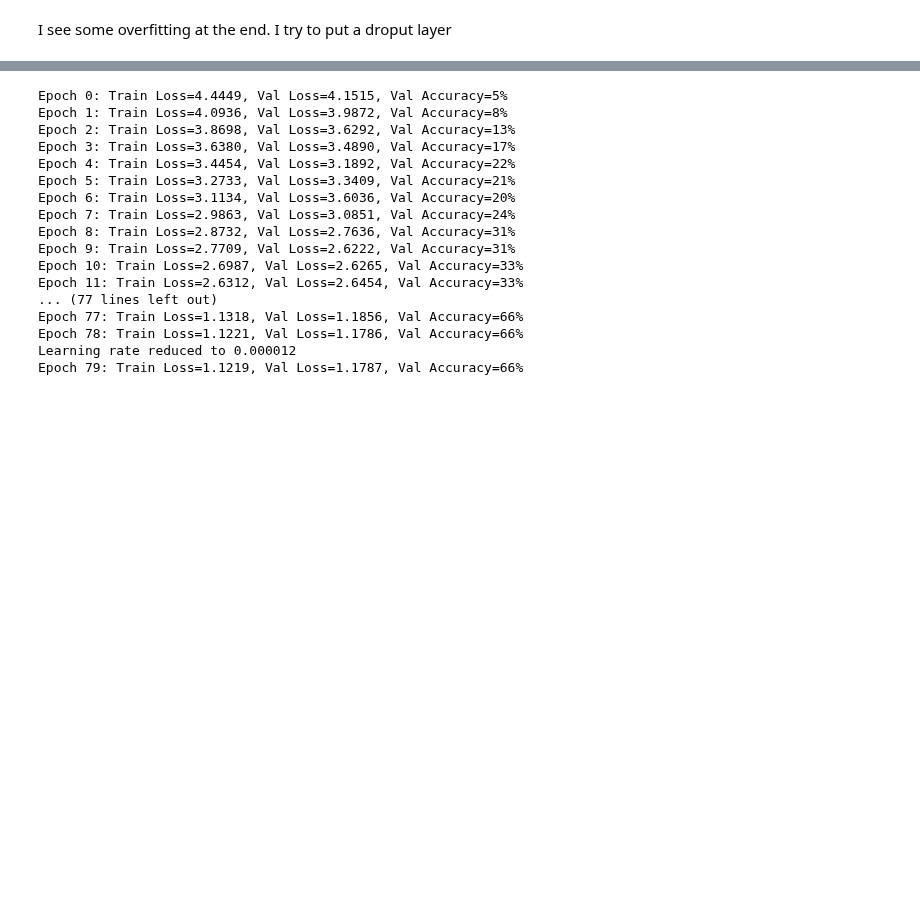
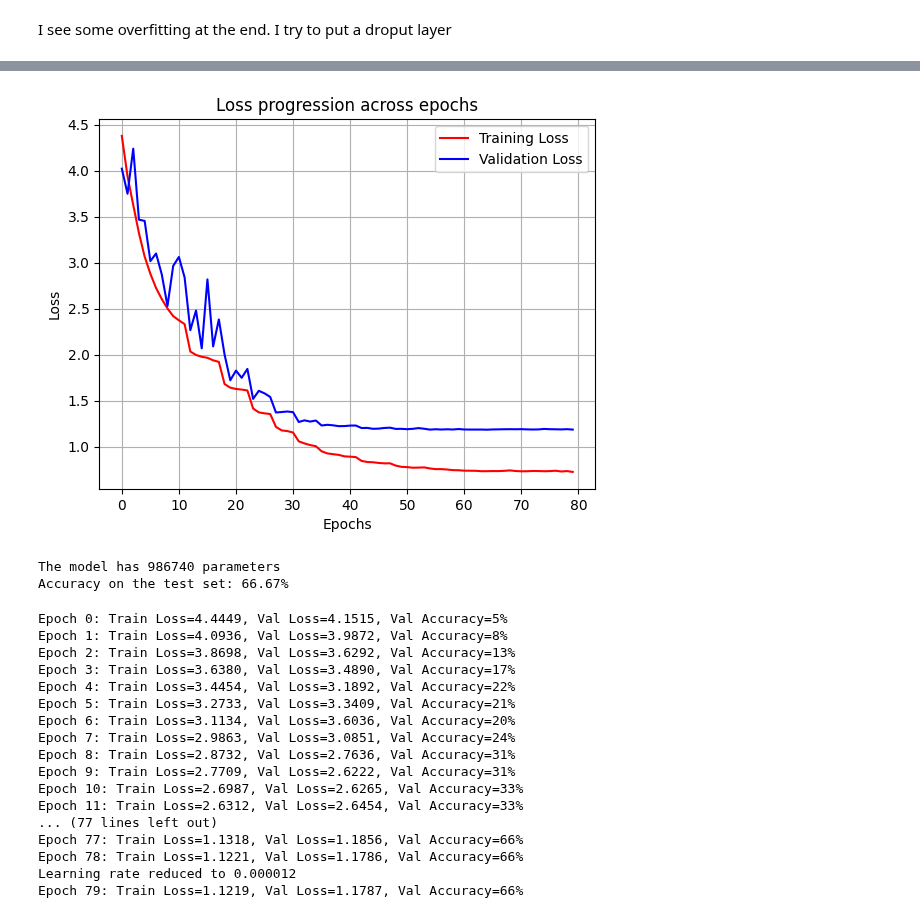
Before and after one commit to AleCardinale/Fundamentals-Inference-Learning, a Jupyter notebook: HW3/practical/cifar100.ipynb, the cells around one changed output, grey strips where cells are left out. Saved outputs shown, nothing was run; the diff lists cells and outputs as text; code cells hidden in the pictures; blank space fills up the shorter version.

```diff
--- a/HW3/practical/cifar100.ipynb
+++ b/HW3/practical/cifar100.ipynb
@@ -292,13 +292,6 @@ class ResNet(nn.Module):
         self.layer1 = self._make_layer(block, 16, num_blocks[0], stride=1)
         self.layer2 = self._make_layer(block, 32, num_blocks[1], stride=2)
         self.layer3 = self._make_layer(block, 64, num_blocks[2], stride=2)
-
-        # Dropblock
-        self.dropblock = torchvision.ops.DropBlock2d(
-                block_size=7,
-                p=0.1
-            )
-
 
         # Global Average Pooling and Fully Connected Layer
         self.linear = nn.Linear(64, num_classes)
@@ -327,7 +320,6 @@ class ResNet(nn.Module):
 
     def forward(self, x):
         out = F.relu(self.bn1(self.conv1(x)))
-        out = self.dropblock(out)
         out = self.layer1(out)
         out = self.layer2(out)
         out = self.layer3(out)
@@ -804,3 +796,21 @@ class ResidualBlock_drop(nn.Module):
         out += self.skip(x)
         out = F.relu(out)
         return out
+# %%
+model = ResNet(block=ResidualBlock, num_blocks=[12, 11, 10]).to(DEVICE)
+
+optimizer = torch.optim.SGD(model.parameters(), lr=0.1, weight_decay=0.001, momentum=0.9, nesterov=True)
+scheduler_lr = torch.optim.lr_scheduler.ReduceLROnPlateau(optimizer, factor=0.5, patience=2, threshold=1e-3, verbose=True)
+
+train_losses, valid_losses, valid_accs =   fit(
+        model,
+        train_dataloader = train_dataloader,
+        optimizer = optimizer,
+        epochs = 80,
+        device = DEVICE,
+        val_dataloader = valid_dataloader,
+        scheduler_lr = scheduler_lr
+    )
+torch.save(model.state_dict(), 'resNet_final.pt')
+plot_train_val_loss(train_losses, valid_losses)
+# %% [output]
@@ -807,3 +834,9 @@ class ResidualBlock_drop(nn.Module):
+[figure, added]
+# %%
+evaluate(model)
+# %% [output]
+The model has 986740 parameters
+Accuracy on the test set: 66.67%
 # %%
 model = ResNet(block=ResidualBlock_drop, num_blocks=[12, 11, 10]).to(DEVICE)
 
```
Also changed, not shown: parts of 1 cell of this notebook.
